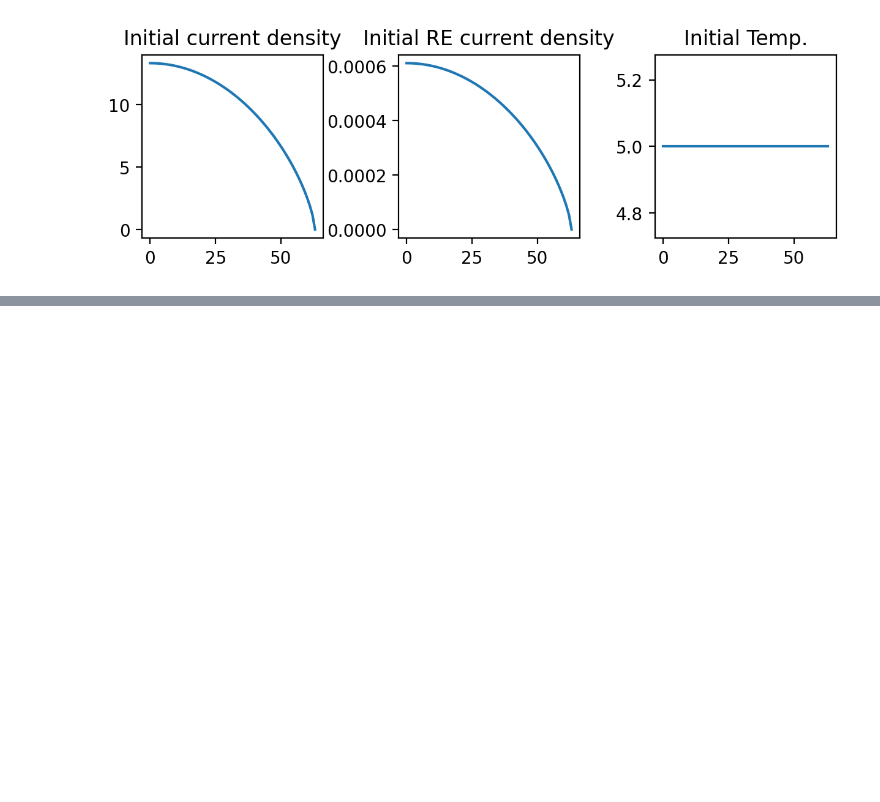
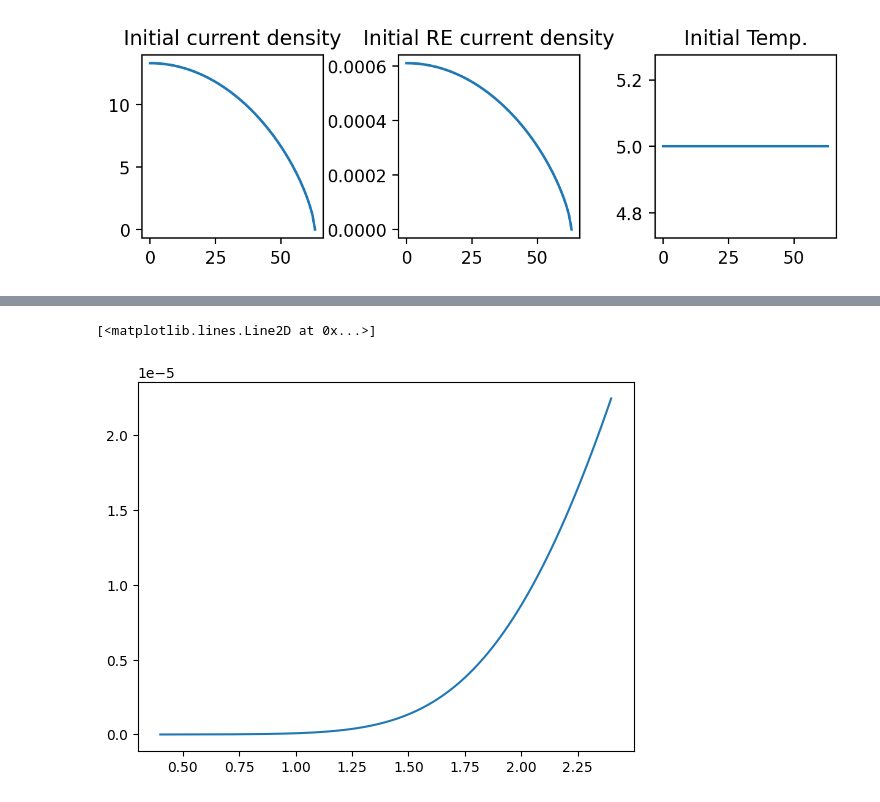
Before and after one commit to ridatta/RE_Solver, a Jupyter notebook: SPARC-1D.ipynb, the cells around one changed output, grey strips where cells are left out. Saved outputs shown, nothing was run; the diff lists cells and outputs as text; code cells hidden in the pictures; blank space fills up the shorter version.

```diff
--- a/SPARC-1D.ipynb
+++ b/SPARC-1D.ipynb
@@ -231,7 +239,7 @@ out = solver.solve(constants=constants,
                         init_conditions=init_conditions,
                         tmax=2e-3,
                         CFL=0.1,
-                        RE_sources=[1,0,0,1],
+                        RE_sources=[0,0,1,1],
                         cre=0.1*3e8,
                         nprint=50,
                         verbose=False,
@@ -268,0 +277,5 @@ axs.set_ylim(ymin=0)
+# %%
+plt.plot(t * 1e3 + 0.4, Ir / 1e6, label='I$_r$')
+# %% [output]
+[<matplotlib.lines.Line2D at 0x...>]
+[figure, added]
```
Also changed, not shown: parts of 8 cells of this notebook, 1 other file.
